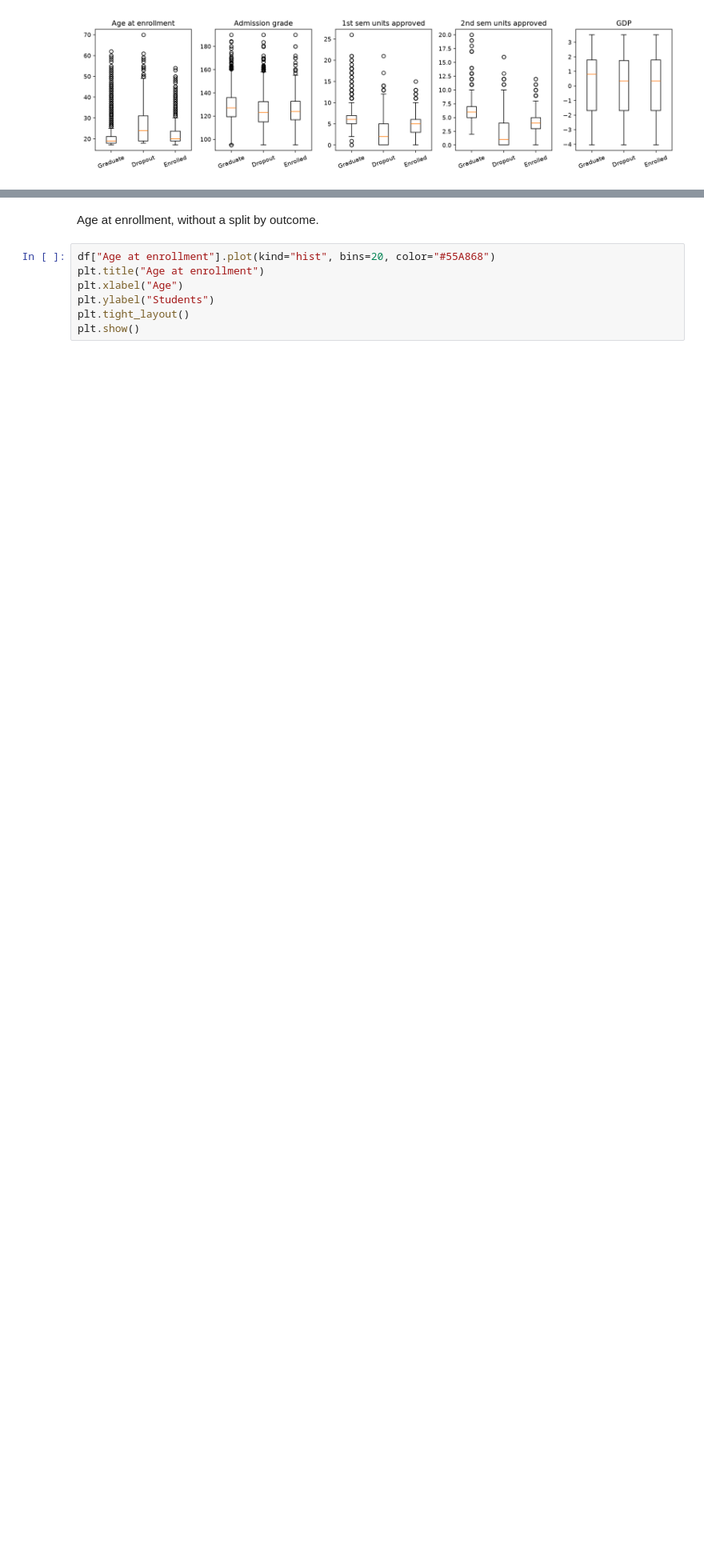
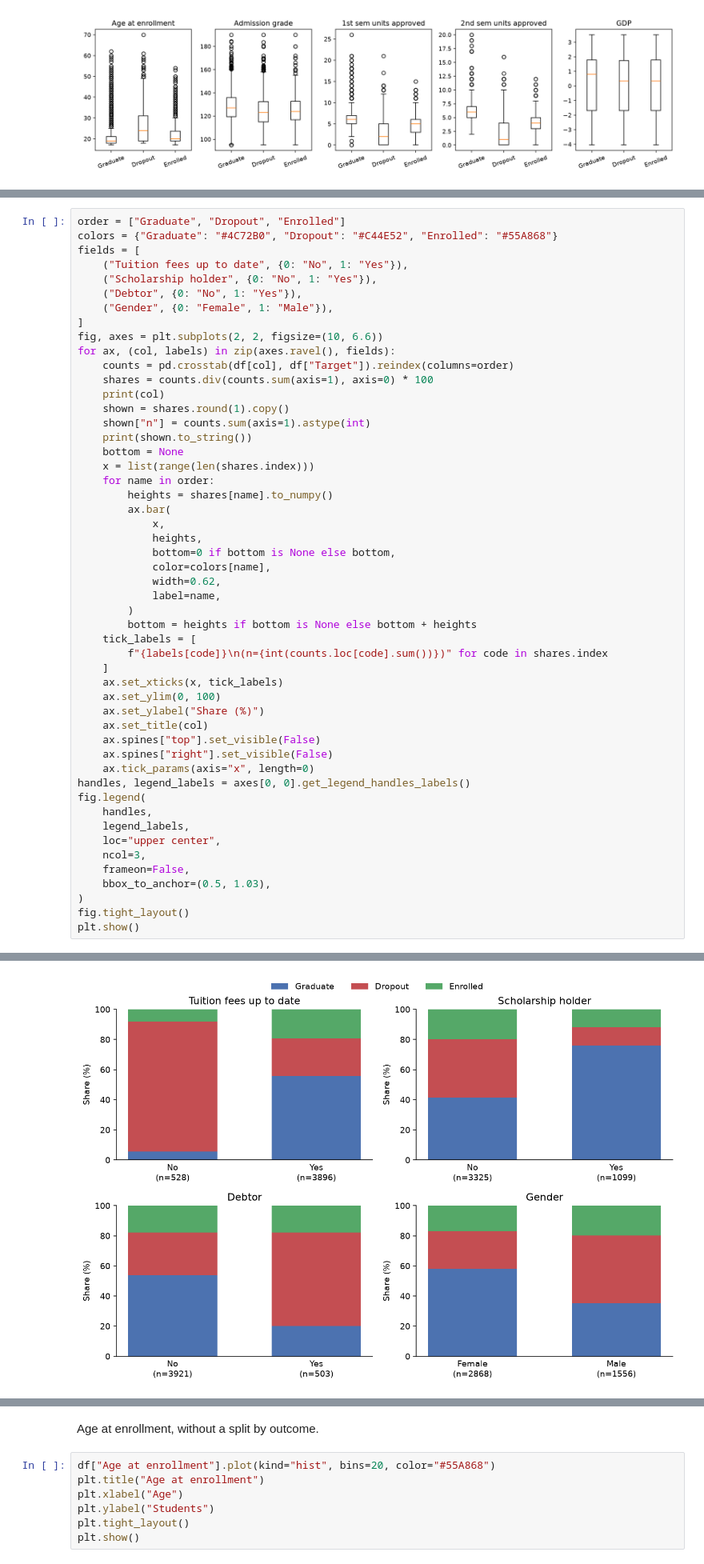
Before and after one commit to rohitt313/CIS-4020, a Jupyter notebook: cis4020_a1_starter.ipynb, the cells around one changed output, grey strips where cells are left out. Shown at 80% size. Cells and saved outputs as stored; diff of their text form; blank space fills up the shorter version.

Commit message:
Added categorical variable bar charts.

```diff
--- a/cis4020_a1_starter.ipynb
+++ b/cis4020_a1_starter.ipynb
@@ -447,0 +456,52 @@ df.groupby("Target")[summary_cols].mean().round(2)
+# %%
+order = ["Graduate", "Dropout", "Enrolled"]
+colors = {"Graduate": "#4C72B0", "Dropout": "#C44E52", "Enrolled": "#55A868"}
+fields = [
+    ("Tuition fees up to date", {0: "No", 1: "Yes"}),
+    ("Scholarship holder", {0: "No", 1: "Yes"}),
+    ("Debtor", {0: "No", 1: "Yes"}),
+    ("Gender", {0: "Female", 1: "Male"}),
+]
+fig, axes = plt.subplots(2, 2, figsize=(10, 6.6))
+for ax, (col, labels) in zip(axes.ravel(), fields):
+    counts = pd.crosstab(df[col], df["Target"]).reindex(columns=order)
+    shares = counts.div(counts.sum(axis=1), axis=0) * 100
+    print(col)
+    shown = shares.round(1).copy()
+    shown["n"] = counts.sum(axis=1).astype(int)
+    print(shown.to_string())
+    bottom = None
+    x = list(range(len(shares.index)))
+    for name in order:
+        heights = shares[name].to_numpy()
+        ax.bar(
+            x,
+            heights,
+            bottom=0 if bottom is None else bottom,
+            color=colors[name],
+            width=0.62,
+            label=name,
+        )
+        bottom = heights if bottom is None else bottom + heights
+    tick_labels = [
+        f"{labels[code]}\n(n={int(counts.loc[code].sum())})" for code in shares.index
+    ]
+    ax.set_xticks(x, tick_labels)
+    ax.set_ylim(0, 100)
+    ax.set_ylabel("Share (%)")
+    ax.set_title(col)
+    ax.spines["top"].set_visible(False)
+    ax.spines["right"].set_visible(False)
+    ax.tick_params(axis="x", length=0)
+handles, legend_labels = axes[0, 0].get_legend_handles_labels()
+fig.legend(
+    handles,
+    legend_labels,
+    loc="upper center",
+    ncol=3,
+    frameon=False,
+    bbox_to_anchor=(0.5, 1.03),
+)
+fig.tight_layout()
+plt.show()
+# %% [output]
@@ -447,0 +528 @@ df.groupby("Target")[summary_cols].mean().round(2)
+[figure, added]
```
Also changed, not shown: parts of 3 cells of this notebook.
